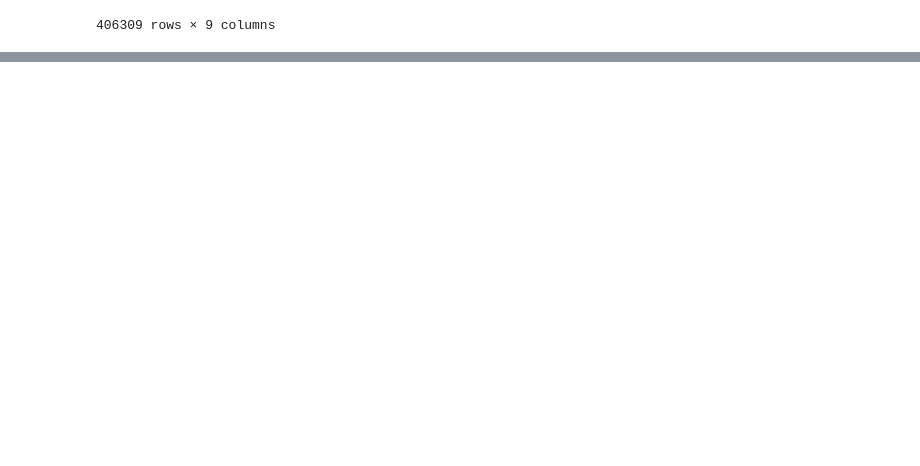
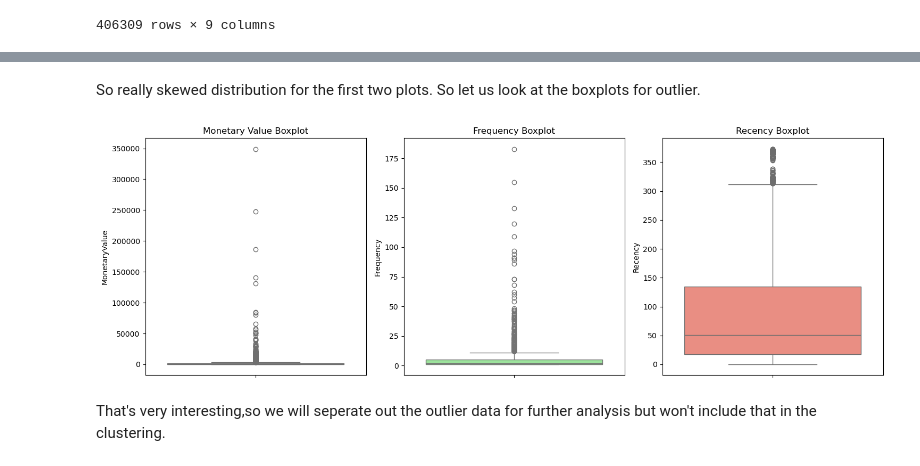
Before and after one commit to tatv047/Data-Science-for-Business, a Jupyter notebook: Customer Segmentation/cs_notebook.ipynb, the cells around one changed output, grey strips where cells are left out. Cells and saved outputs as stored; diff of their text form; code cells hidden in the pictures; blank space fills up the shorter version.

```diff
--- a/Customer Segmentation/cs_notebook.ipynb
+++ b/Customer Segmentation/cs_notebook.ipynb
@@ -309,0 +369,23 @@ aggregated_df = cleaned_df.groupby(by='Customer ID',as_index=False) \
+# %% [markdown]
+So really skewed distribution for the first two plots. So let us look at the boxplots for outlier.
+# %%
+plt.figure(figsize=(15,5))
+
+plt.subplot(1,3,1)
+sns.boxplot(aggregated_df['MonetaryValue'],color = 'skyblue')
+plt.title('Monetary Value Boxplot')
+
+plt.subplot(1,3,2)
+sns.boxplot(aggregated_df['Frequency'],color = 'lightgreen')
+plt.title('Frequency Boxplot')
+
+plt.subplot(1,3,3)
+sns.boxplot(aggregated_df['Recency'],color = 'salmon')
+plt.title('Recency Boxplot')
+
+plt.tight_layout()
+plt.show()
+# %% [output]
+[figure, added]
+# %% [markdown]
+That's very interesting,so we will seperate out the outlier data for further analysis but won't include that in the clustering.
```
Also changed, not shown: parts of 14 cells of this notebook.
